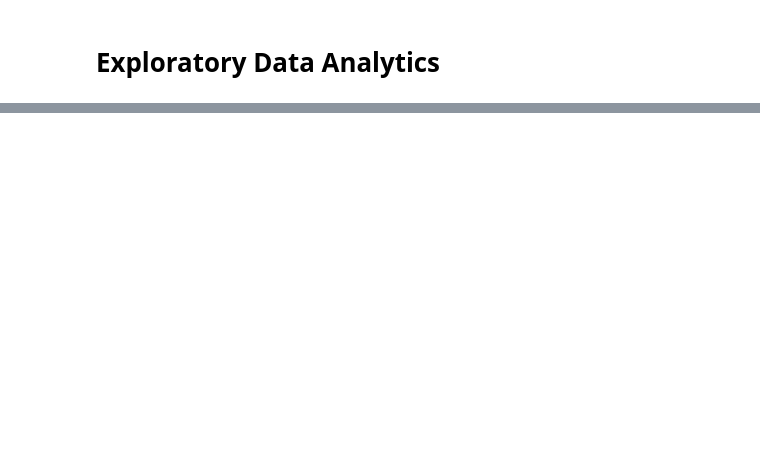
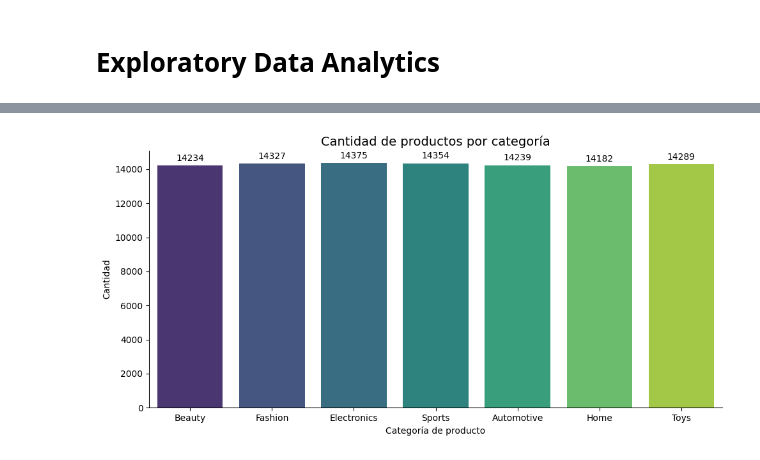
Before and after one commit to ChristianComena/Analisis-de-Ventas-E-Commerce-2025, a Jupyter notebook: ecommerce-sales-analysis.ipynb, the cells around one changed output, grey strips where cells are left out. Saved outputs shown, nothing was run; the diff lists cells and outputs as text; code cells hidden in the pictures; blank space fills up the shorter version.

Commit message:
Comenzamos a hacer el análisis de datos dependientes de cada variable (monomodal y multimodal)

```diff
--- a/ecommerce-sales-analysis.ipynb
+++ b/ecommerce-sales-analysis.ipynb
@@ -87,0 +84,4 @@ Variables numericas:  Index(['order_id', 'product_price', 'quantity', 'delivery_
+# %%
+# Primero eliminaremos los valores que no nos sirven como parte del análisis
+data_adjust = data.drop(columns=['order_id','customer_id'])
+data_adjust.head()
@@ -87,0 +95,25 @@ Variables numericas:  Index(['order_id', 'product_price', 'quantity', 'delivery_
+# %%
+import matplotlib.pyplot as plt
+import seaborn as sns
+
+plot = sns.catplot(
+    data=data_adjust,
+    x='product_category',
+    kind='count',
+    height=5, aspect=2,
+    palette='viridis'
+)
+
+# Agregar etiquetas con el valor exacto encima de cada barra
+for ax in plot.axes.flat:
+    for container in ax.containers:
+        ax.bar_label(container, fmt='%d', label_type='edge', padding=3, fontsize=10, color='black')
+
+plt.title('Cantidad de productos por categoría', fontsize=14)
+plt.xlabel('Categoría de producto')
+plt.ylabel('Cantidad')
+
+plt.tight_layout()
+plt.show()
+# %% [output]
+[figure, added]
```
Also changed, not shown: parts of 4 cells of this notebook.
